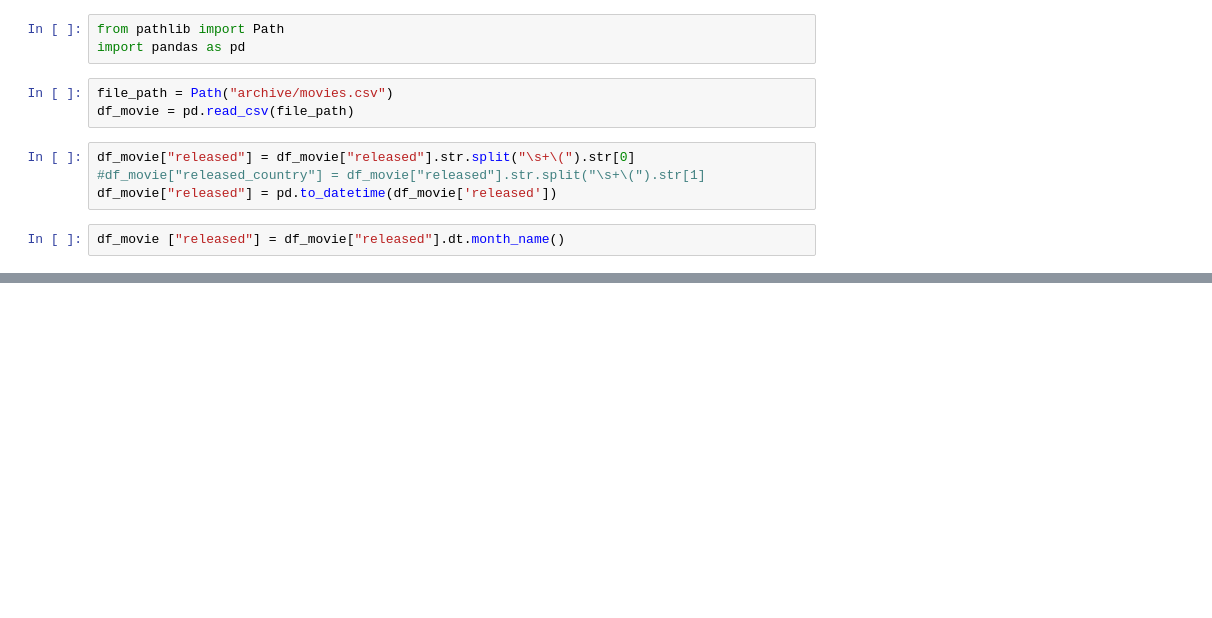
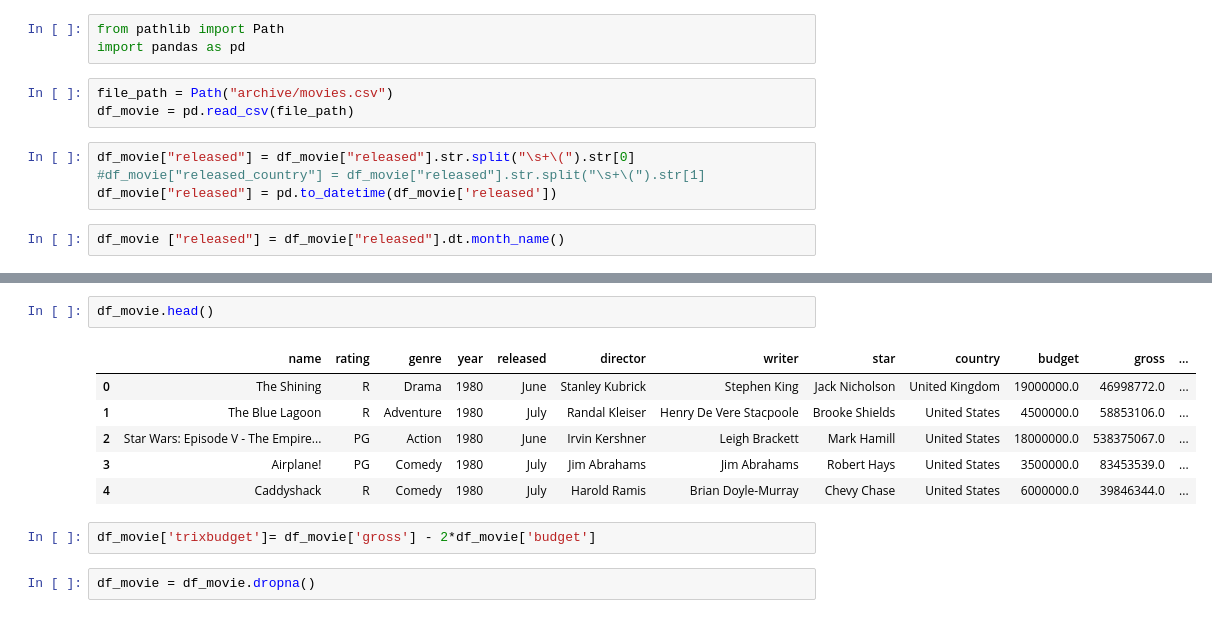
Before and after one commit to jonyang6483/Project-4-Movie-Projections, a Jupyter notebook: MovieDB/actor_writer_director.ipynb, the cells around one changed output, grey strips where cells are left out. Saved outputs shown, nothing was run; the diff lists cells and outputs as text; blank space fills up the shorter version.

```diff
--- a/MovieDB/actor_writer_director.ipynb
+++ b/MovieDB/actor_writer_director.ipynb
@@ -14,0 +24,13 @@ df_movie
+# %%
+df_movie.head()
+# %% [output]
+|  | name | rating | genre | year | released | director | writer | star | country | budget | gross | ... |
+| 0 | The Shining | R | Drama | 1980 | June | Stanley Kubrick | Stephen King | Jack Nicholson | United Kingdom | 19000000.0 | 46998772.0 | ... |
+| 1 | The Blue Lagoon | R | Adventure | 1980 | July | Randal Kleiser | Henry De Vere Stacpoole | Brooke Shields | United States | 4500000.0 | 58853106.0 | ... |
+| 2 | Star Wars: Episode V - The Empire... | PG | Action | 1980 | June | Irvin Kershner | Leigh Brackett | Mark Hamill | United States | 18000000.0 | 538375067.0 | ... |
+| 3 | Airplane! | PG | Comedy | 1980 | July | Jim Abrahams | Jim Abrahams | Robert Hays | United States | 3500000.0 | 83453539.0 | ... |
+| 4 | Caddyshack | R | Comedy | 1980 | July | Harold Ramis | Brian Doyle-Murray | Chevy Chase | United States | 6000000.0 | 39846344.0 | ... |
+# %%
+df_movie['trixbudget']= df_movie['gross'] - 2*df_movie['budget']
+# %%
+df_movie = df_movie.dropna()
```
Also changed, not shown: parts of 13 cells of this notebook.
